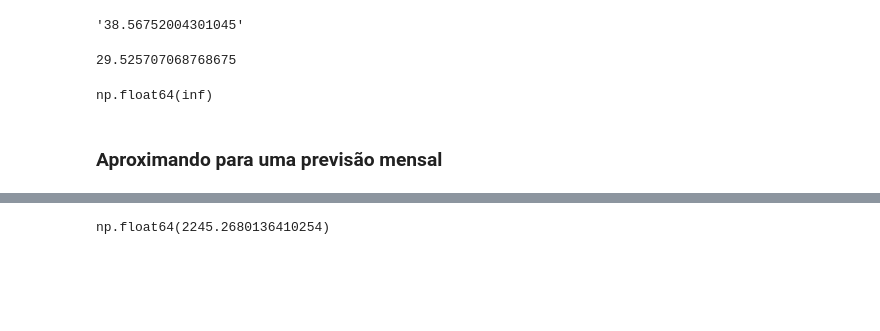
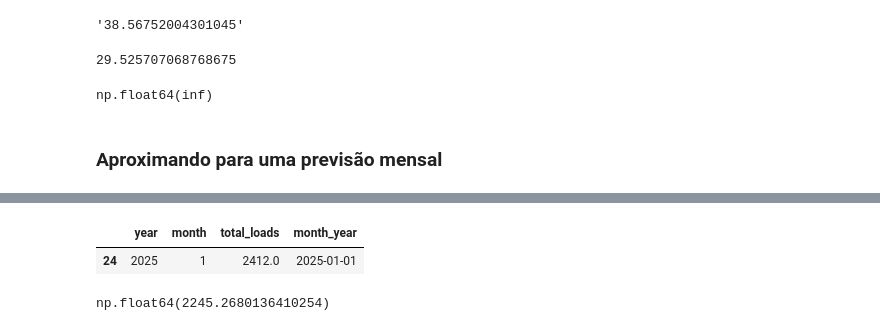
Before and after one commit to diogojfr/time_series_studies, a Jupyter notebook: Daily Loads.ipynb, the cells around one changed output, grey strips where cells are left out. Drawn from its saved outputs; the diff is of its cells as text; code cells hidden in the pictures; blank space fills up the shorter version.

```diff
--- a/Daily Loads.ipynb
+++ b/Daily Loads.ipynb
@@ -380,0 +382,5 @@ predicao_mensal
+# %%
+df_month[df_month['month_year']=='2025-01-01']
+# %% [output]
+|  | year | month | total_loads | month_year |
+| 24 | 2025 | 1 | 2412.0 | 2025-01-01 |
```
Also changed, not shown: parts of 12 cells of this notebook.
